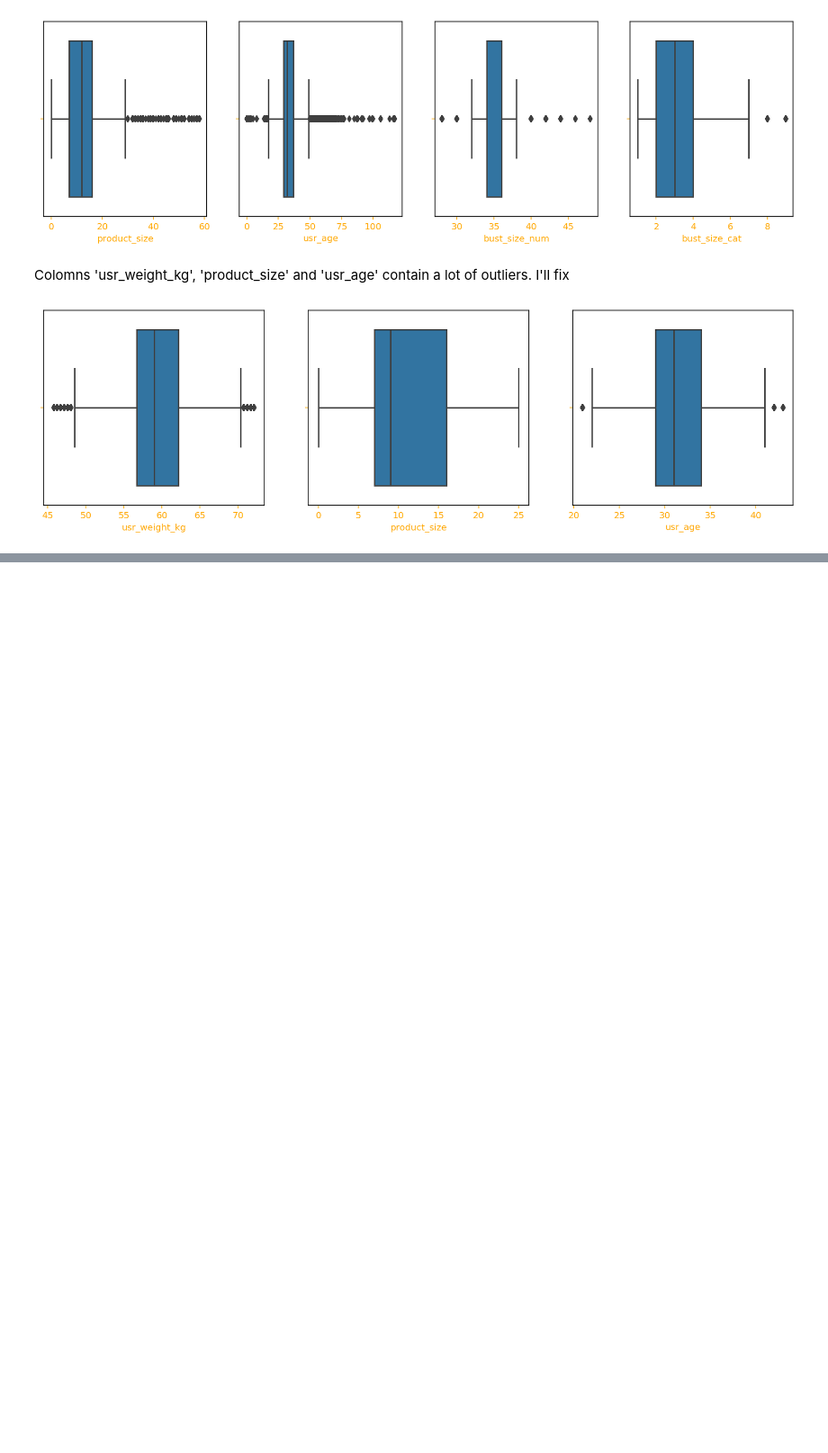
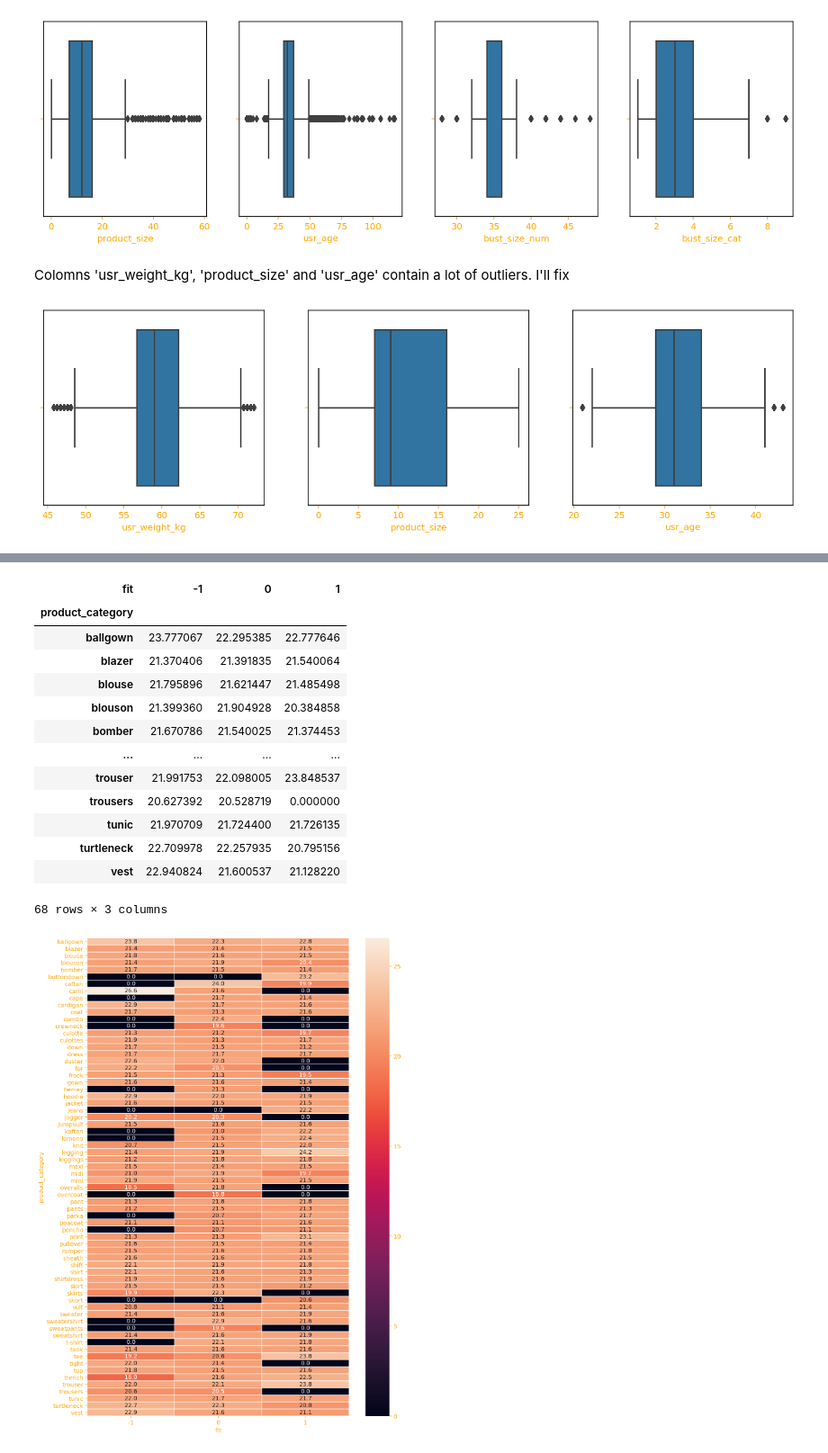
Before and after one commit to Dmytro-Shvetsov/ClothingFit, a Jupyter notebook: data/data_analysis_and_cleaning.ipynb, the cells around one changed output, grey strips where cells are left out. Shown: that part at 90% size. Saved outputs shown, nothing was run; the diff lists cells and outputs as text; code cells hidden in the pictures; blank space fills up the shorter version.

```diff
--- a/data/data_analysis_and_cleaning.ipynb
+++ b/data/data_analysis_and_cleaning.ipynb
@@ -420 +438,28 @@ cleaned_df[numeric_features].head()
+# %%
+cat_features = ['fit', 'rented_for', 'product_category', 'body_type']
+
+product_category_fits = cleaned_df.pivot_table(
+                        index='product_category',
+                        columns='fit',
+                        values='BMI',
+                        ).fillna(0).applymap(float)
+plt.figure(figsize=(10, 15))
+sns.heatmap(product_category_fits, annot=True, fmt=".1f", linewidths=.5)
+product_category_fits
+# %% [output]
+| fit | -1 | 0 | 1 |
+| product_category |  |  |  |
+| ballgown | 23.777067 | 22.295385 | 22.777646 |
+| blazer | 21.370406 | 21.391835 | 21.540064 |
+| blouse | 21.795896 | 21.621447 | 21.485498 |
+| blouson | 21.399360 | 21.904928 | 20.384858 |
+| bomber | 21.670786 | 21.540025 | 21.374453 |
+| ... | ... | ... | ... |
+| trouser | 21.991753 | 22.098005 | 23.848537 |
+| trousers | 20.627392 | 20.528719 | 0.000000 |
+| tunic | 21.970709 | 21.724400 | 21.726135 |
+| turtleneck | 22.709978 | 22.257935 | 20.795156 |
+| vest | 22.940824 | 21.600537 | 21.128220 |
+68 rows × 3 columns
+[figure, added]
 # %%
```
Also changed, not shown: parts of 20 cells of this notebook.
